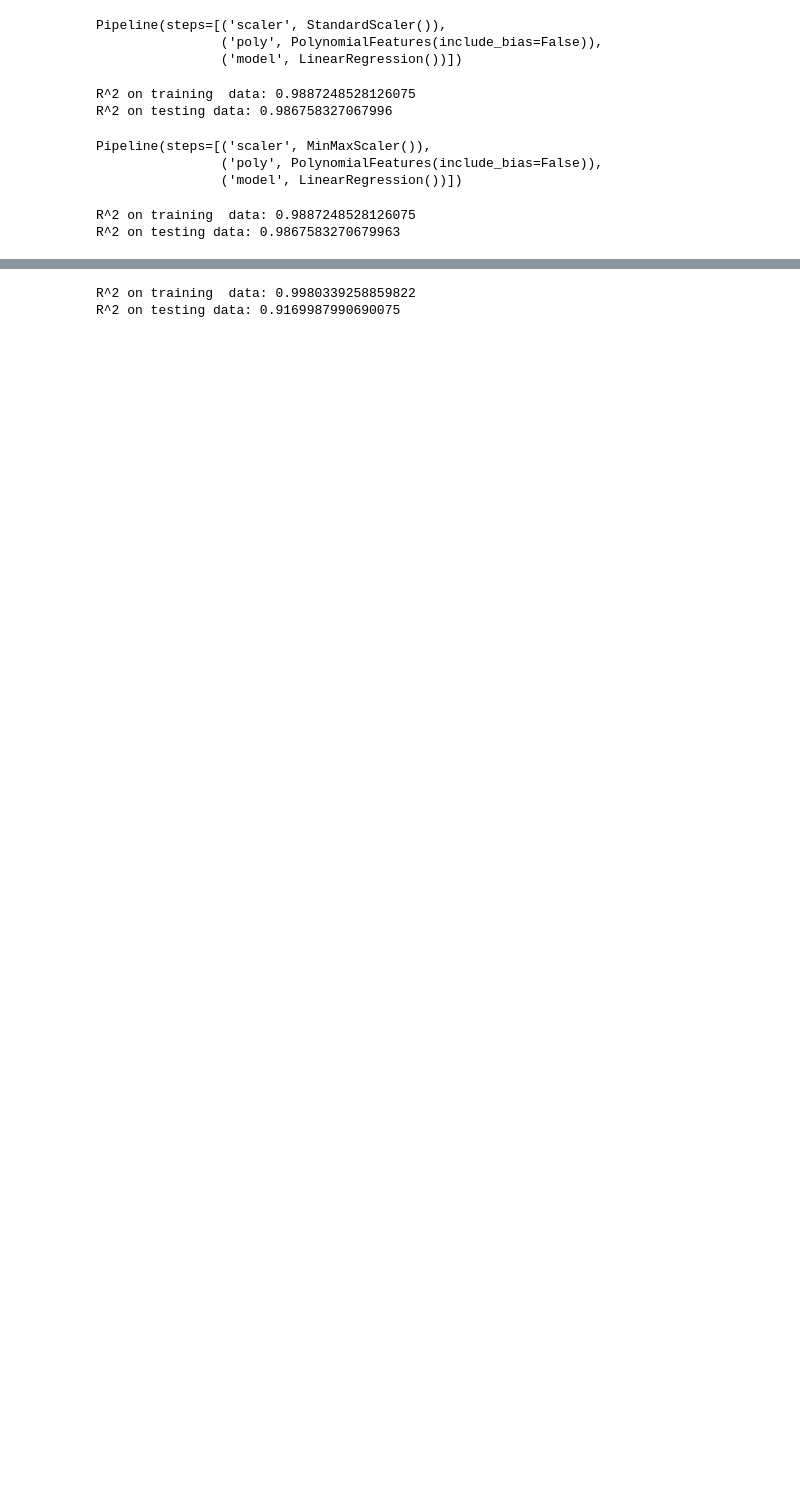
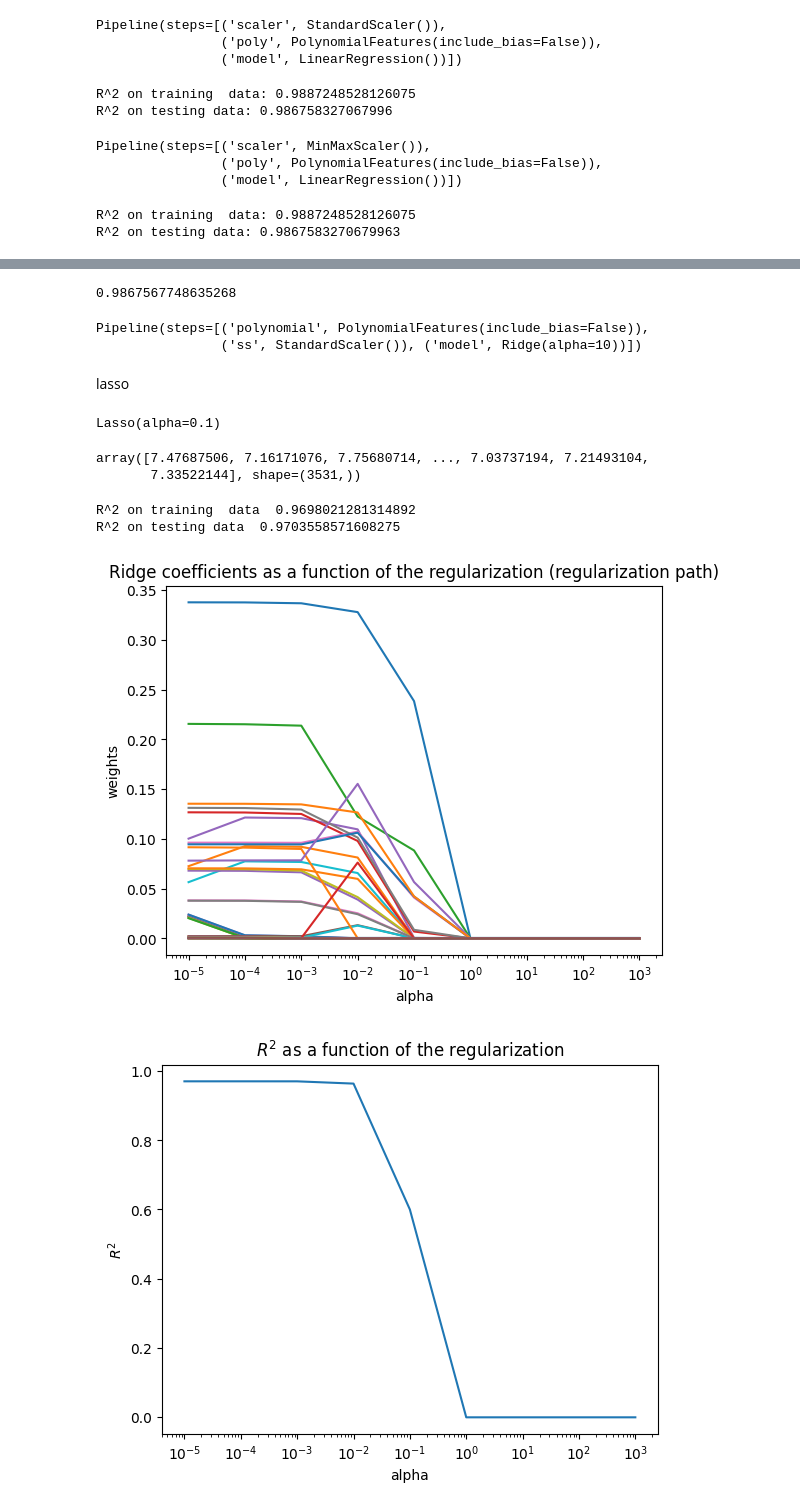
Before and after one commit to MahdiHaroun/Laptop_Prices_Model, a Jupyter notebook: Model.ipynb, the cells around one changed output, grey strips where cells are left out. Saved outputs shown, nothing was run; the diff lists cells and outputs as text; code cells hidden in the pictures; blank space fills up the shorter version.

```diff
--- a/Model.ipynb
+++ b/Model.ipynb
@@ -491,0 +531,10 @@ Pipeline(steps=[('scaler', StandardScaler()),
+# %%
+param_grid = {
+    "polynomial__degree": [1,2,3],
+    "model__alpha":[0.0001,0.001,0.01,0.1,1,10]
+}
+# %%
+search = GridSearchCV(pipe, param_grid, n_jobs=2)
+
+search.fit(X_train, y_train)
+search
@@ -492,6 +584,60 @@ Pipeline(steps=[('scaler', StandardScaler()),
+# %%
+best.score(X_test, y_test)
+# %% [output]
+0.9867567748635268
+# %%
+best.fit(X,y)
+# %% [output]
+Pipeline(steps=[('polynomial', PolynomialFeatures(include_bias=False)),
+                ('ss', StandardScaler()), ('model', Ridge(alpha=10))])
+# %% [markdown]
+lasso
+# %%
+la = Lasso(alpha=0.1)
+la.fit(X_train,y_train)
+la
+# %% [output]
+Lasso(alpha=0.1)
+# %%
+predicted = la.predict(X_test)
+predicted
+# %% [output]
+array([7.47687506, 7.16171076, 7.75680714, ..., 7.03737194, 7.21493104,
+       7.33522144], shape=(3531,))
 # %%
-print("R^2 on training  data:", pipe4.score(X_train, y_train))
-print("R^2 on testing data:", pipe4.score(X_test,y_test))
+print("R^2 on training  data ",lm.score(X_train, y_train))
+print("R^2 on testing data ",lm.score(X_test,y_test))
 # %% [output]
-R^2 on training  data: 0.9980339258859822
-R^2 on testing data: 0.9169987990690075
+R^2 on training  data  0.9698021281314892
+R^2 on testing data  0.9703558571608275
+# %%
+alphas = [0.00001,0.0001,0.001,0.01,0.1,1,10,100,1000]
+R_2=[]
+coefs = []
+for alpha in alphas:
+    la=Lasso(alpha=alpha)
+
+    la.fit(X_train, y_train)
+    coefs.append(abs(la.coef_))
+    R_2.append(la.score(X_test,y_test))
+
+
+ax = plt.gca()
+ax.plot(alphas, coefs)
+ax.set_xscale("log")
+plt.xlabel("alpha")
+plt.ylabel("weights")
+plt.title("Ridge coefficients as a function of the regularization (regularization path)")
+plt.show()
+
+
+ax = plt.gca()
+ax.plot(alphas, R_2)
+ax.set_xscale("log")
+plt.xlabel("alpha")
+plt.ylabel("$R^2$")
+plt.title("$R^2$ as a function of the regularization")
+plt.show()
+# %% [output]
+[figure, added]
+[figure, added]
```
Also changed, not shown: parts of 28 cells of this notebook.
